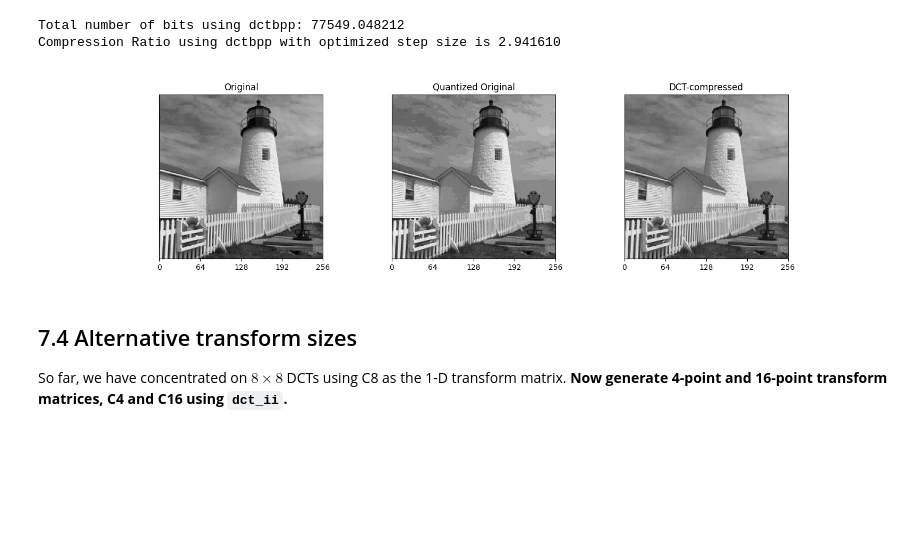
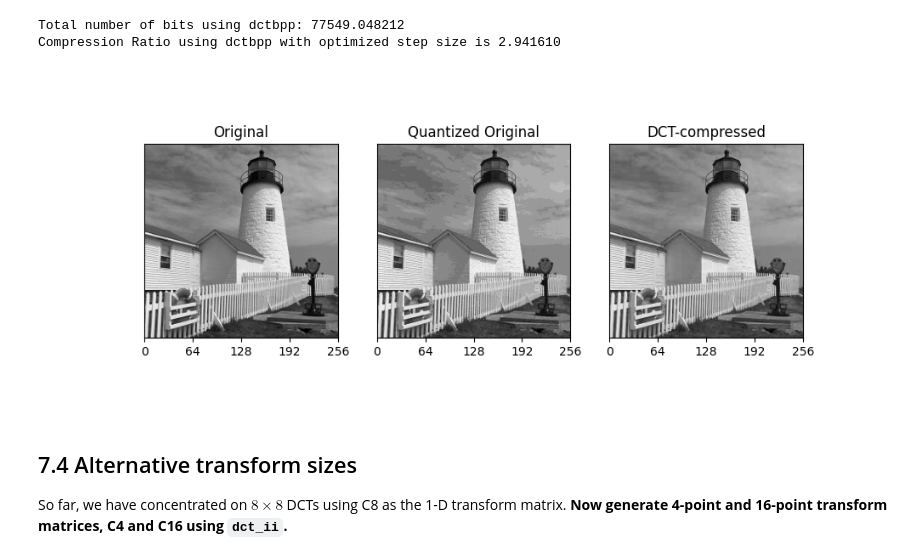
Before and after one commit to EntropyF/cued_sf2_lab, a Jupyter notebook: 7-the-discrete-cosine-transform.ipynb, the cells around one changed output. Drawn from its saved outputs; the diff is of its cells as text; code cells hidden in the pictures; blank space fills up the shorter version.

```diff
--- a/7-the-discrete-cosine-transform.ipynb
+++ b/7-the-discrete-cosine-transform.ipynb
@@ -356,6 +356,9 @@ print(f'Reconstruct RMS Error = {rms1:6f}')
 Xq = quantise(X, 17)
 rms2 = np.std(X - Xq)
 print(f'Quantising RMS Error = {rms2:6f}')
+
+fig, ax = plt.subplots()
+plot_image(Yr, ax=ax);
 # %% [output]
 Reconstruct RMS Error = 3.756757
 Quantising RMS Error = 4.861168
@@ -416,18 +420,18 @@ Compression Ratio using dctbpp with optimized step size is 2.941610
 # %%
 Z = colxfm(colxfm(Yq.T, C8.T).T, C8.T)
 
 # image.
 titles = ["Original", "Quantized Original", "DCT-compressed"]
 imgs = [X, Xq, Z]
-fig, axs = plt.subplots(1, 3, figsize=(16, 4))
+fig, axs = plt.subplots(1, 3, figsize=(10, 4))
 
 for ax, img, title in zip(axs, imgs, titles):
     plot_image(img, ax=ax)
     ax.set(yticks=[], title=title)
 
 plt.show()
 # %% [output]
-[figure, old version]
+[figure, new version]
 # %% [markdown]
 
 ## 7.4 Alternative transform sizes
```
Also changed, not shown: parts of 4 cells of this notebook, 1 other file.
